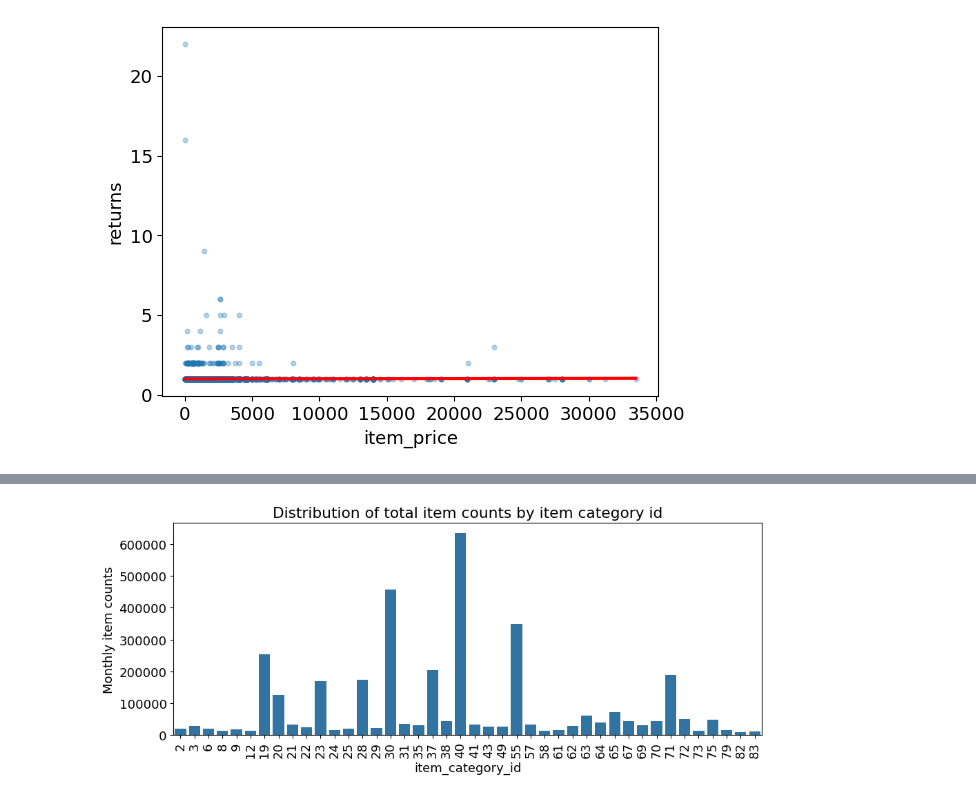
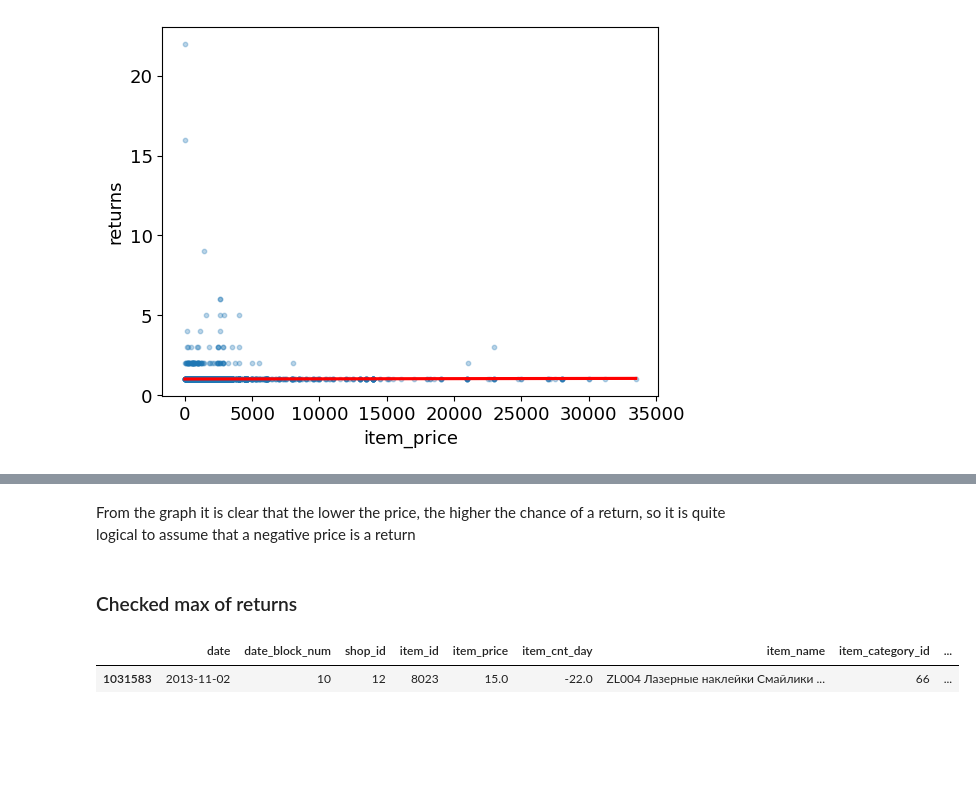
Before and after one commit to 200kgsquat/sales_prediction, a Jupyter notebook: notebooks/DQC_and_ETL.ipynb, the cells around one changed output, grey strips where cells are left out. Drawn from its saved outputs; the diff is of its cells as text; code cells hidden in the pictures; blank space fills up the shorter version.

```diff
--- a/notebooks/DQC_and_ETL.ipynb
+++ b/notebooks/DQC_and_ETL.ipynb
@@ -198,14 +207,0 @@ ax.set(title = "Distribution of montly item counts by date block number",
-# %%
-figure, ax = plt.subplots()
-figure.set_size_inches(11, 4)
-
-group_cat_sum = df.groupby("item_category_id").agg({"item_cnt_day": "sum"}).reset_index()
-group_cat_sum = group_cat_sum[group_cat_sum["item_cnt_day"] > 10000]
-
-sns.barplot(x = "item_category_id", y = "item_cnt_day", data = group_cat_sum)
-ax.set(title = "Distribution of total item counts by item category id",
-       xlabel = "item_category_id",
-       ylabel = "Monthly item counts");
-ax.tick_params(axis = "x", labelrotation = 90)
-# %% [output]
-[figure, removed]
@@ -216,0 +208,9 @@ for col in ['sales_yesterday', 'sales_last_week', 'sales_last_month']:
+# %% [markdown]
+From the graph it is clear that the lower the price, the higher the chance of a return, so it is quite logical to assume that a negative price is a return
+# %% [markdown]
+### Checked max of returns
+# %%
+df[df['returns'] == df['returns'].max()]
+# %% [output]
+|  | date | date_block_num | shop_id | item_id | item_price | item_cnt_day | item_name | item_category_id | ... |
+| 1031583 | 2013-11-02 | 10 | 12 | 8023 | 15.0 | -22.0 | ZL004 Лазерные наклейки Смайлики ... | 66 | ... |
```
Also changed, not shown: parts of 41 cells of this notebook.
